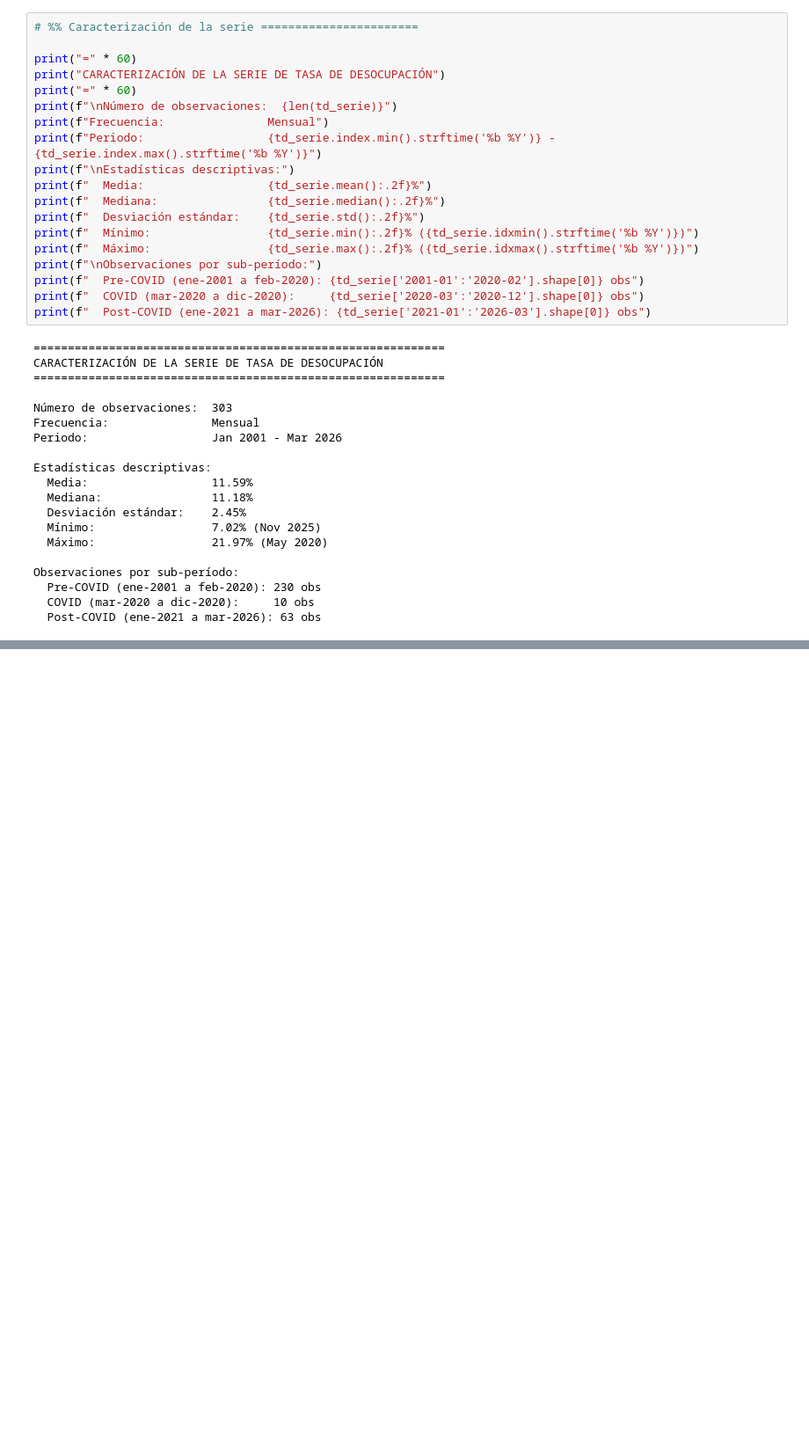
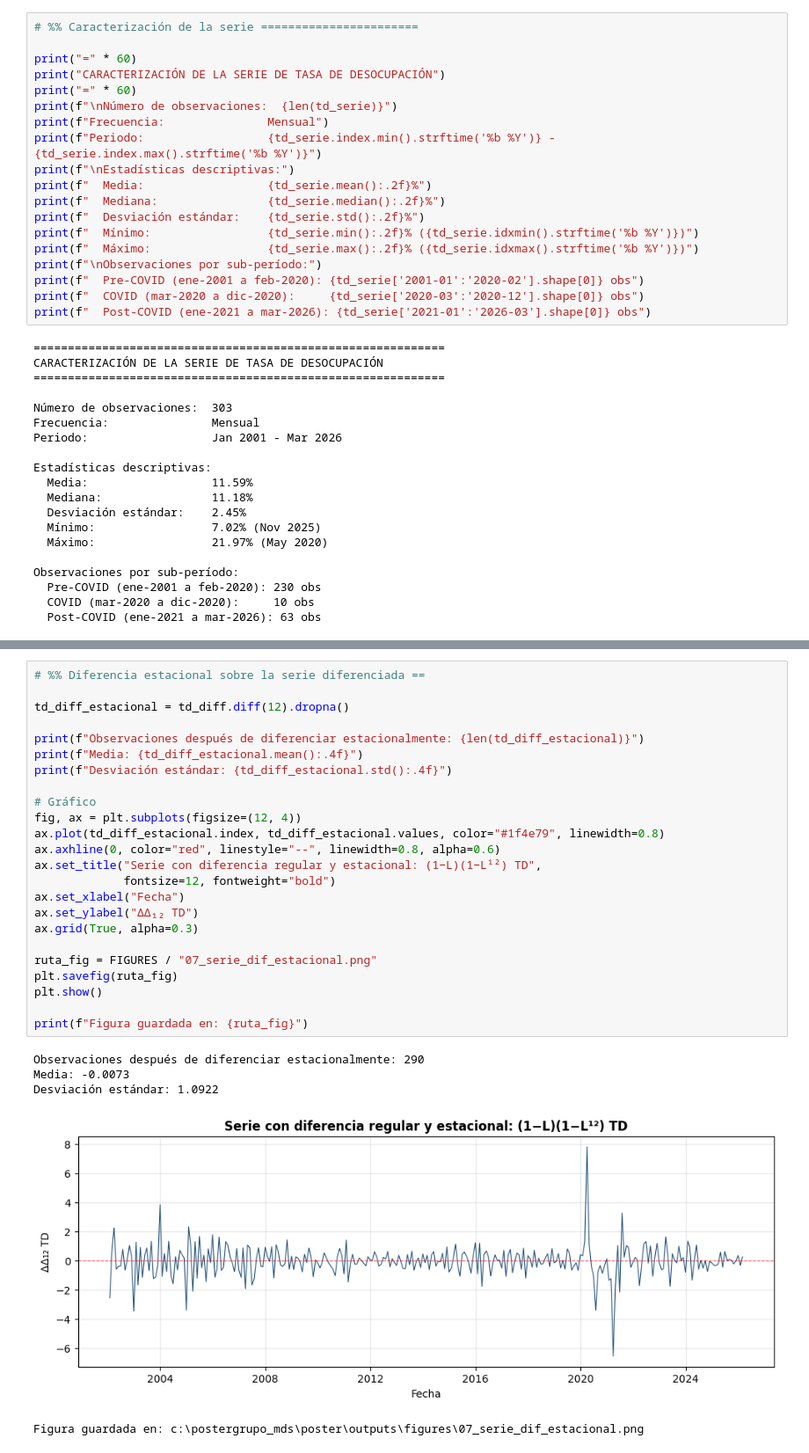
Before and after one commit to dilantovar/poster, a Jupyter notebook: notebooks/01_box_jenkins_td.ipynb, the cells around one changed output, grey strips where cells are left out. Shown at 88% size. Saved outputs shown, nothing was run; the diff lists cells and outputs as text; blank space fills up the shorter version.

```diff
--- a/notebooks/01_box_jenkins_td.ipynb
+++ b/notebooks/01_box_jenkins_td.ipynb
@@ -435,0 +711,30 @@ Observaciones por sub-período:
+# %%
+# %% Diferencia estacional sobre la serie diferenciada ==
+
+td_diff_estacional = td_diff.diff(12).dropna()
+
+print(f"Observaciones después de diferenciar estacionalmente: {len(td_diff_estacional)}")
+print(f"Media: {td_diff_estacional.mean():.4f}")
+print(f"Desviación estándar: {td_diff_estacional.std():.4f}")
+
+# Gráfico
+fig, ax = plt.subplots(figsize=(12, 4))
+ax.plot(td_diff_estacional.index, td_diff_estacional.values, color="#1f4e79", linewidth=0.8)
+ax.axhline(0, color="red", linestyle="--", linewidth=0.8, alpha=0.6)
+ax.set_title("Serie con diferencia regular y estacional: (1−L)(1−L¹²) TD",
+             fontsize=12, fontweight="bold")
+ax.set_xlabel("Fecha")
+ax.set_ylabel("ΔΔ₁₂ TD")
+ax.grid(True, alpha=0.3)
+
+ruta_fig = FIGURES / "07_serie_dif_estacional.png"
+plt.savefig(ruta_fig)
+plt.show()
+
+print(f"Figura guardada en: {ruta_fig}")
+# %% [output]
+Observaciones después de diferenciar estacionalmente: 290
+Media: -0.0073
+Desviación estándar: 1.0922
+[figure, added]
+Figura guardada en: c:\postergrupo_mds\poster\outputs\figures\07_serie_dif_estacional.png
```
Also changed, not shown: parts of 17 cells of this notebook, 7 other files.
